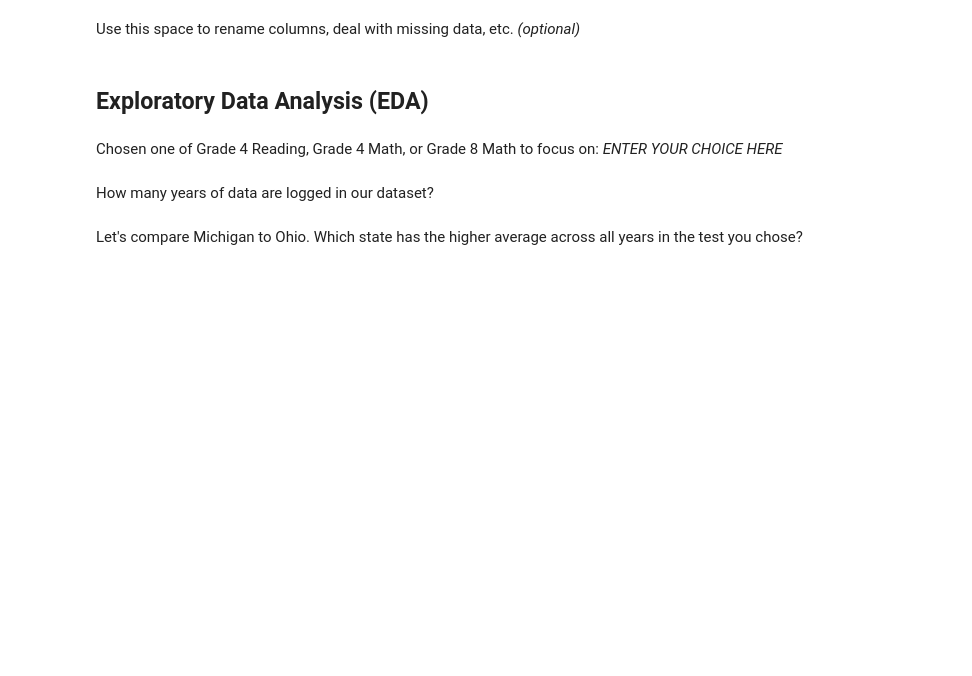
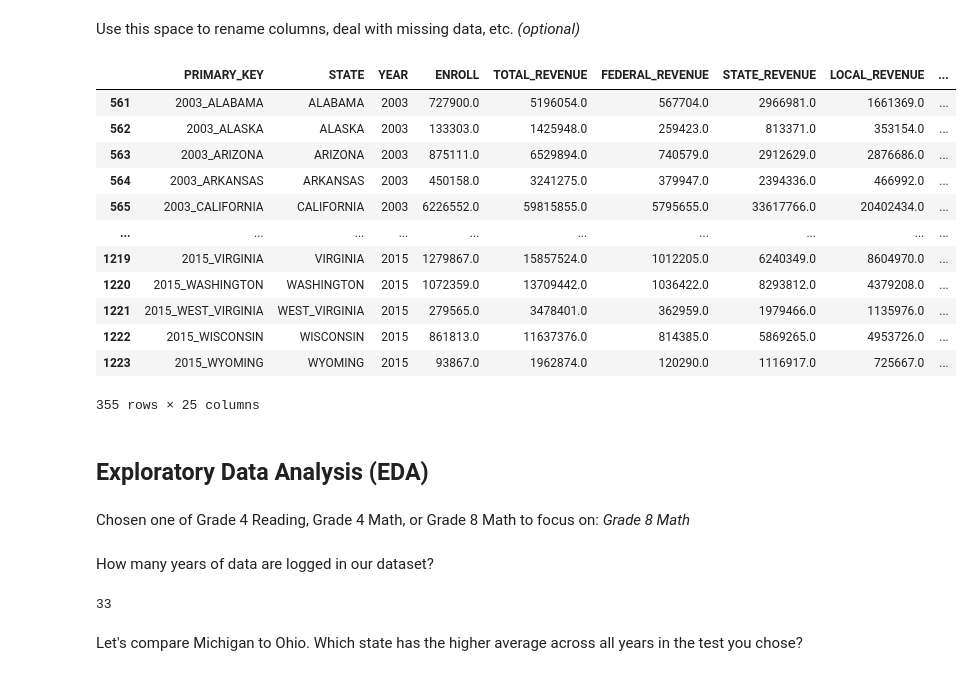
Before and after one commit to Edgarzhu7/MDST-Tutorial, a Jupyter notebook: tutorial1/checkpoint1.ipynb, the cells around one changed output. Cells and saved outputs as stored; diff of their text form; code cells hidden in the pictures; blank space fills up the shorter version.

```diff
--- a/tutorial1/checkpoint1.ipynb
+++ b/tutorial1/checkpoint1.ipynb
@@ -61,11 +61,32 @@ df.head()
 You should always familiarize yourself with what each column in the dataframe represents. Read about the states_edu dataset here: https://www.kaggle.com/noriuk/us-education-datasets-unification-project
 # %% [markdown]
 Use this space to rename columns, deal with missing data, etc. _(optional)_
+# %%
+
+df.dropna()
+# %% [output]
+|  | PRIMARY_KEY | STATE | YEAR | ENROLL | TOTAL_REVENUE | FEDERAL_REVENUE | STATE_REVENUE | LOCAL_REVENUE | ... |
+| 561 | 2003_ALABAMA | ALABAMA | 2003 | 727900.0 | 5196054.0 | 567704.0 | 2966981.0 | 1661369.0 | ... |
+| 562 | 2003_ALASKA | ALASKA | 2003 | 133303.0 | 1425948.0 | 259423.0 | 813371.0 | 353154.0 | ... |
+| 563 | 2003_ARIZONA | ARIZONA | 2003 | 875111.0 | 6529894.0 | 740579.0 | 2912629.0 | 2876686.0 | ... |
+| 564 | 2003_ARKANSAS | ARKANSAS | 2003 | 450158.0 | 3241275.0 | 379947.0 | 2394336.0 | 466992.0 | ... |
+| 565 | 2003_CALIFORNIA | CALIFORNIA | 2003 | 6226552.0 | 59815855.0 | 5795655.0 | 33617766.0 | 20402434.0 | ... |
+| ... | ... | ... | ... | ... | ... | ... | ... | ... | ... |
+| 1219 | 2015_VIRGINIA | VIRGINIA | 2015 | 1279867.0 | 15857524.0 | 1012205.0 | 6240349.0 | 8604970.0 | ... |
+| 1220 | 2015_WASHINGTON | WASHINGTON | 2015 | 1072359.0 | 13709442.0 | 1036422.0 | 8293812.0 | 4379208.0 | ... |
+| 1221 | 2015_WEST_VIRGINIA | WEST_VIRGINIA | 2015 | 279565.0 | 3478401.0 | 362959.0 | 1979466.0 | 1135976.0 | ... |
+| 1222 | 2015_WISCONSIN | WISCONSIN | 2015 | 861813.0 | 11637376.0 | 814385.0 | 5869265.0 | 4953726.0 | ... |
+| 1223 | 2015_WYOMING | WYOMING | 2015 | 93867.0 | 1962874.0 | 120290.0 | 1116917.0 | 725667.0 | ... |
+355 rows × 25 columns
 # %% [markdown]
 <h2>Exploratory Data Analysis (EDA) </h2>
 # %% [markdown]
-Chosen one of Grade 4 Reading, Grade 4 Math, or Grade 8 Math to focus on: *ENTER YOUR CHOICE HERE*
+Chosen one of Grade 4 Reading, Grade 4 Math, or Grade 8 Math to focus on: *Grade 8 Math*
 # %% [markdown]
 How many years of data are logged in our dataset?
+# %%
+num_years = df['YEAR'].nunique()
+# %% [output]
+33
 # %% [markdown]
 Let's compare Michigan to Ohio. Which state has the higher average across all years in the test you chose?
```
Also changed, not shown: parts of 21 cells of this notebook, 1 other file.
